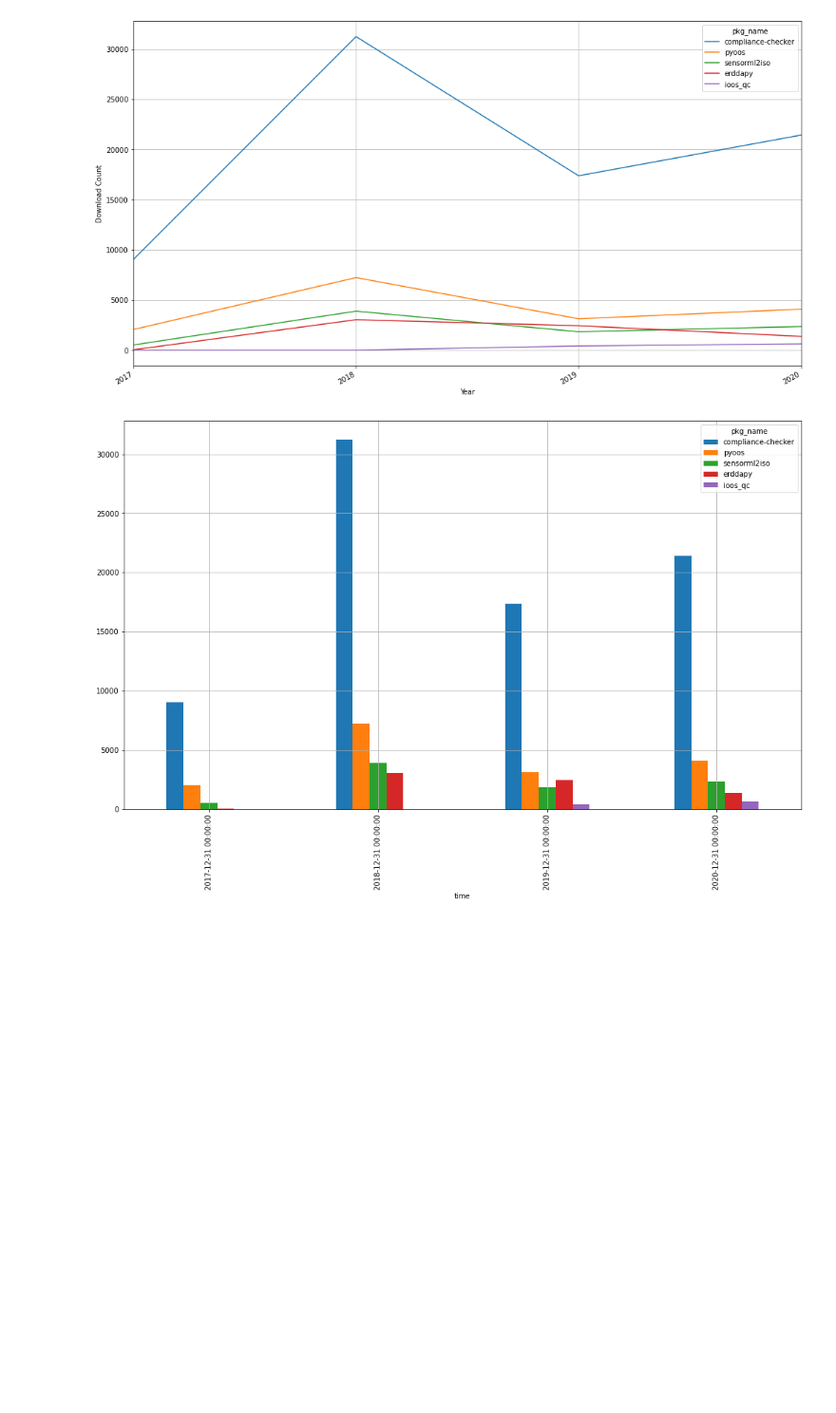
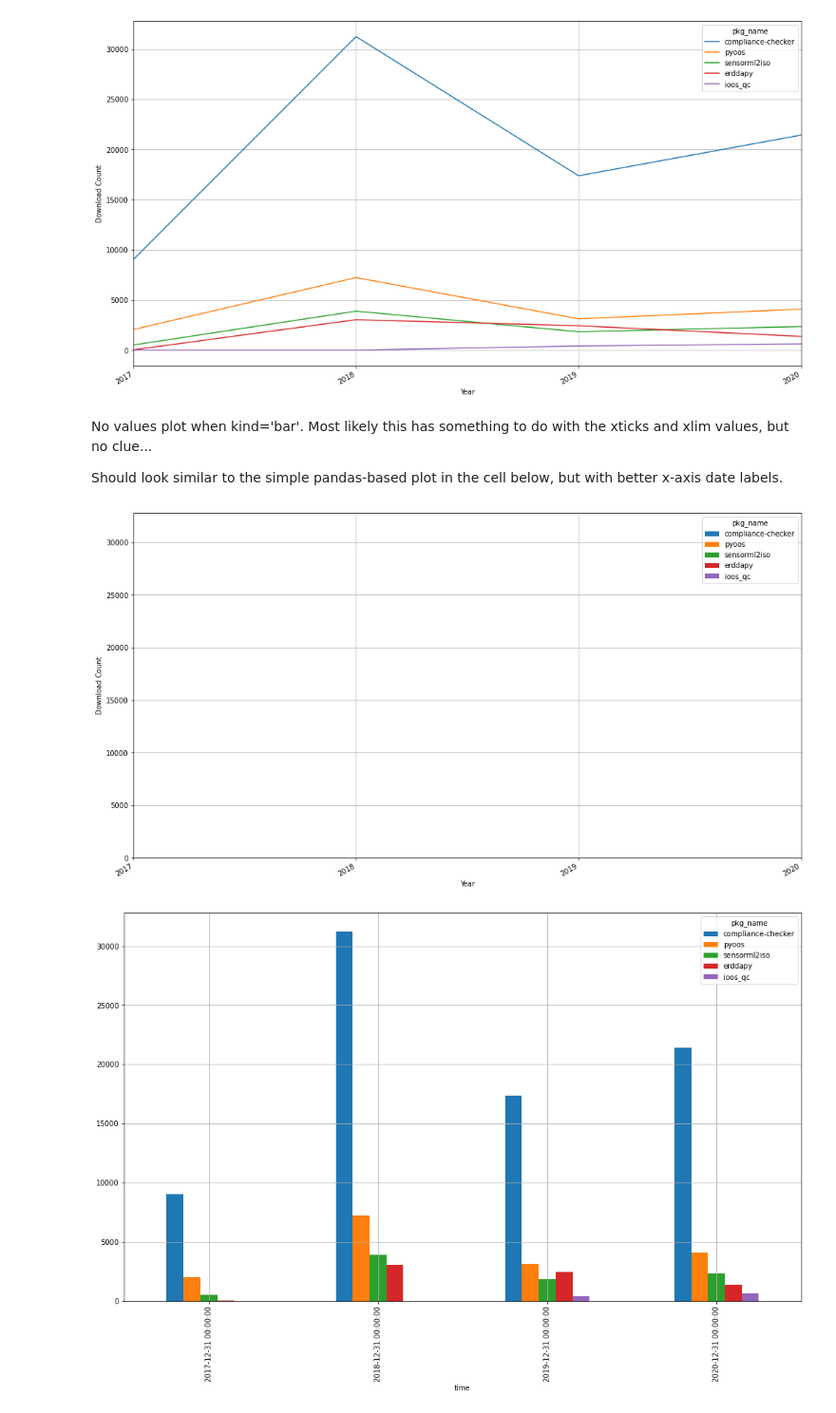
Before and after one commit to mwengren/notebooks-dev, a Jupyter notebook: condastats/ioos_condastats.ipynb, the cells around one changed output. Shown: that part at 95% size. Cells and saved outputs as stored; diff of their text form; code cells hidden in the pictures; blank space fills up the shorter version.

```diff
--- a/condastats/ioos_condastats.ipynb
+++ b/condastats/ioos_condastats.ipynb
@@ -253,5 +233,19 @@ fig.autofmt_xdate()
 # %% [output]
 [figure]
+# %% [markdown]
+No values plot when kind='bar'.  Most likely this has something to do with the xticks and xlim values, but no clue...
+
+Should look similar to the simple pandas-based plot in the cell below, but with better x-axis date labels.
+# %%
+fig, ax = plt.subplots(figsize=(17, 10))
+#df_years.plot(kind='bar', ax=ax, xticks=df_years.index, xlim=(df_years.index.min(), df_years.index.max()), grid=True)
+df_years.plot(kind='bar', ax=ax, xticks=df_years.index, grid=True)
+
+ax.set(xlabel='Year', ylabel='Download Count', xlim=(df_years.index.min(), df_years.index.max()))
+ax.xaxis_date()
+fig.autofmt_xdate()
+# %% [output]
+[figure, added]
 # %%
 df_years.plot(kind='bar', figsize=(17, 10), grid=True );
 # %% [output]
```
Also changed, not shown: parts of 8 cells of this notebook, 1 other file.
